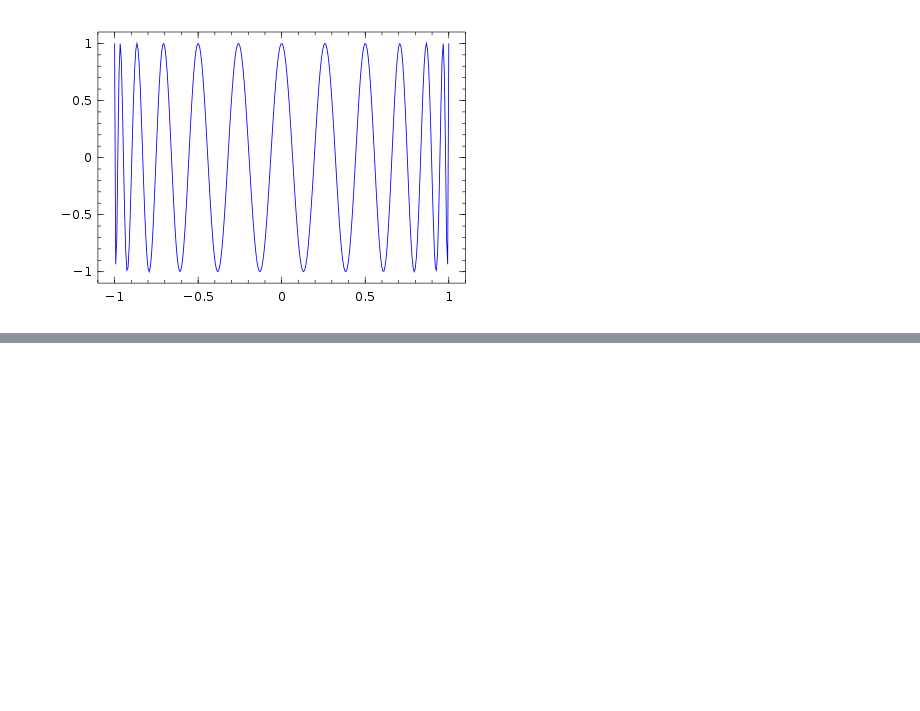
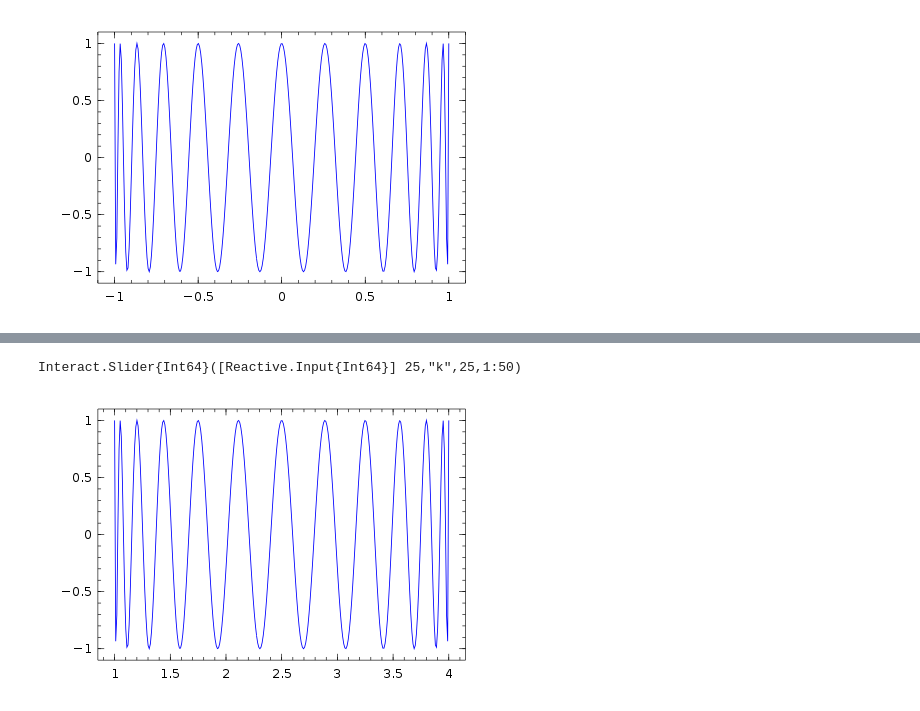
Before and after one commit to ivanslapnicar/FESBMat, a Jupyter notebook: src/NA12_Ortogonalni_polinomi.ipynb, the cells around one changed output, grey strips where cells are left out. Saved outputs shown, nothing was run; the diff lists cells and outputs as text; code cells hidden in the pictures; blank space fills up the shorter version.

```diff
--- a/src/NA12_Ortogonalni_polinomi.ipynb
+++ b/src/NA12_Ortogonalni_polinomi.ipynb
@@ -265,0 +282,12 @@ Interact.Slider{Int64}([Reactive.Input{Int64}] 25,"k",25,1:50)
+# %%
+a=1
+b=4
+xx=linspace(a,b,300)
+γ=2*xx/(b-a)-(b+a)/(b-a)
+@manipulate for k=1:n
+    yy=polyval(T[k],γ)
+    Winston.plot(xx,yy,"b")
+end
+# %% [output]
+Interact.Slider{Int64}([Reactive.Input{Int64}] 25,"k",25,1:50)
+[figure, added]
```
Also changed, not shown: parts of 2 cells of this notebook, 4 other files.
